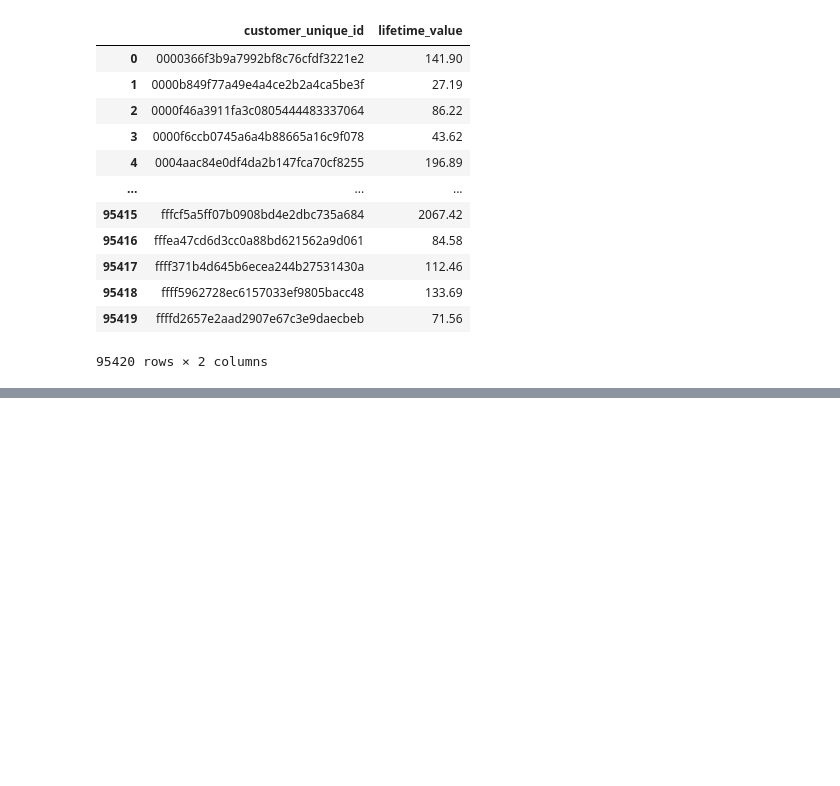
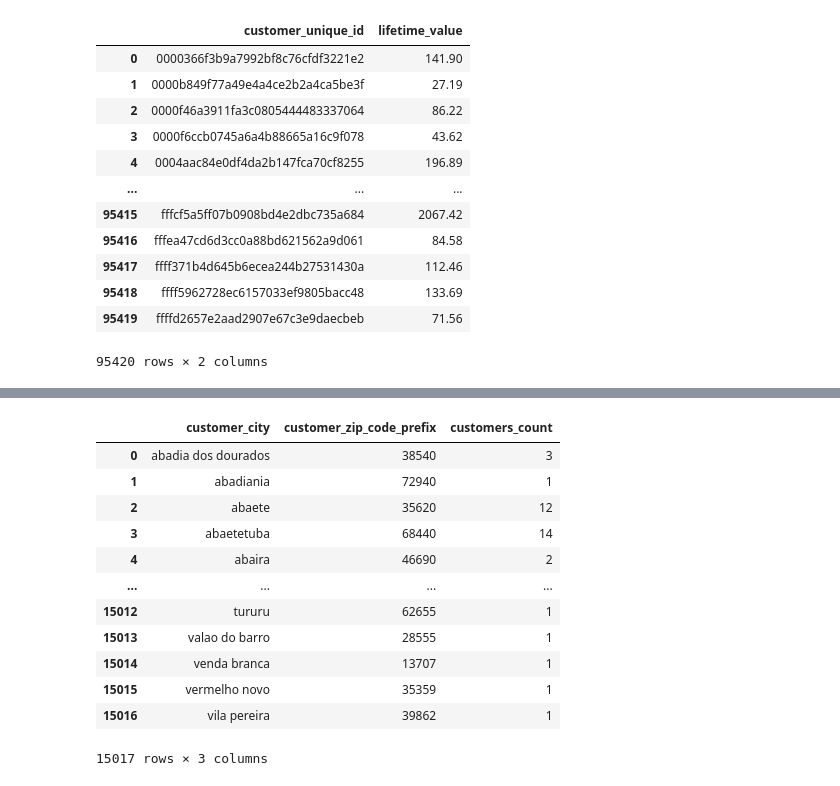
Before and after one commit to AnanyaKishore/da2402-project-ecom-analysis, a Jupyter notebook: data_analysis.ipynb, the cells around one changed output, grey strips where cells are left out. Cells and saved outputs as stored; diff of their text form; code cells hidden in the pictures; blank space fills up the shorter version.

```diff
--- a/data_analysis.ipynb
+++ b/data_analysis.ipynb
@@ -1091,0 +1129,19 @@ total_by_item_df
+# %%
+# Customer Analytics by geography
+city_with_zipcode_df = (df.groupby(["customer_city", "customer_zip_code_prefix"], observed = False)
+.agg(customers_count = ("customer_id", "count")).loc[lambda x: x["customers_count"] > 0].reset_index())
+city_with_zipcode_df
+# %% [output]
+|  | customer_city | customer_zip_code_prefix | customers_count |
+| 0 | abadia dos dourados | 38540 | 3 |
+| 1 | abadiania | 72940 | 1 |
+| 2 | abaete | 35620 | 12 |
+| 3 | abaetetuba | 68440 | 14 |
+| 4 | abaira | 46690 | 2 |
+| ... | ... | ... | ... |
+| 15012 | tururu | 62655 | 1 |
+| 15013 | valao do barro | 28555 | 1 |
+| 15014 | venda branca | 13707 | 1 |
+| 15015 | vermelho novo | 35359 | 1 |
+| 15016 | vila pereira | 39862 | 1 |
+15017 rows × 3 columns
```
Also changed, not shown: parts of 21 cells of this notebook.
